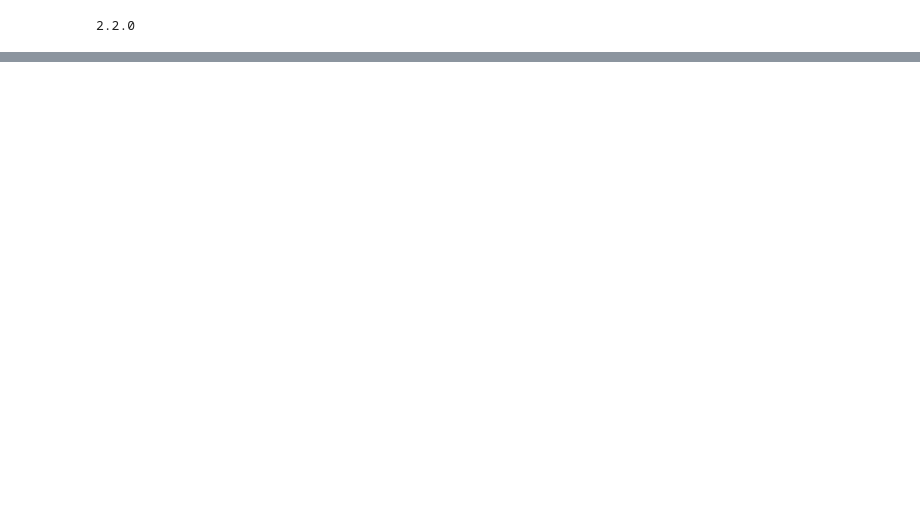
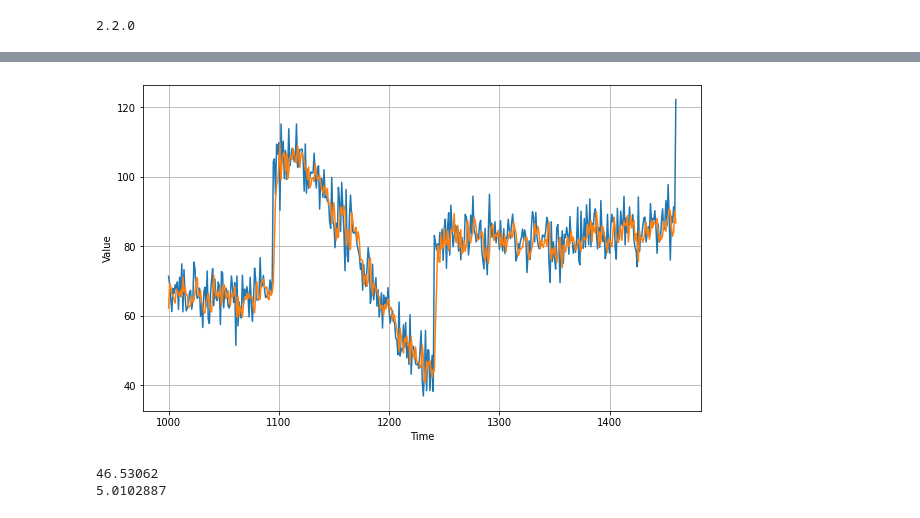
Before and after one commit to devangi2000/TensorFlow, a Jupyter notebook: S+P_W2_C4_02.ipynb, the cells around one changed output, grey strips where cells are left out. Drawn from its saved outputs; the diff is of its cells as text; code cells hidden in the pictures; blank space fills up the shorter version.

```diff
--- a/S+P_W2_C4_02.ipynb
+++ b/S+P_W2_C4_02.ipynb
@@ -62,6 +63,8 @@ for window_dataset in dataset:
 # %%
-dataset = tf.data.Dataset.range(10)
-dataset = dataset.window(5, shift=1, drop_remainder=True)
-dataset = dataset.flat_map(lambda window: window.batch(5))
-for window in dataset:
-  print(window.numpy())
+def windowed_dataset(series, window_size, batch_size, shuffle_buffer):
+  dataset = tf.data.Dataset.from_tensor_slices(series)
+  dataset = dataset.window(window_size+1, shift=1, drop_remainder=True)
+  dataset = dataset.flat_map(lambda window: window.batch(window_size+1))
+  dataset = dataset.shuffle(shuffle_buffer).map(lambda window: (window[:-1], window[-1]))
+  dataset = dataset.batch(batch_size).prefetch(1)
+  return dataset
@@ -126,0 +71,3 @@ y:  [[7]
+# %%
+dataset = windowed_dataset(x_train, window_size, batch_size, shuffle_buffer_size)
+print(dataset)
@@ -126,0 +76,7 @@ y:  [[7]
+# %%
+l0 = tf.keras.layers.Dense(1, input_shape=[window_size])
+model = tf.keras.models.Sequential([l0])
+# %%
+model.compile(optimizer=tf.keras.optimizers.SGD(lr=1e-6, momentum=0.9), loss='mse')
+model.fit(dataset, epochs=100, verbose=0)
+print('Layer weights: {}' .format(l0.get_weights()))
@@ -126,0 +104,21 @@ y:  [[7]
+# %%
+forecast = []
+
+for time in range(len(series)- window_size) :
+  forecast.append(model.predict(series[time: time+window_size][np.newaxis]))
+
+forecast = forecast[split_time-window_size:]
+results = np.array(forecast)[:, 0, 0]
+
+plt.figure(figsize=(10, 6))
+
+plot_series(time_valid, x_valid)
+plot_series(time_valid, results)
+# %% [output]
+[figure, added]
+# %%
+print(tf.keras.metrics.mean_squared_error(x_valid, results).numpy())
+print(tf.keras.metrics.mean_absolute_error(x_valid, results).numpy())
+# %% [output]
+46.53062
+5.0102887
```
Also changed, not shown: parts of 11 cells of this notebook.
